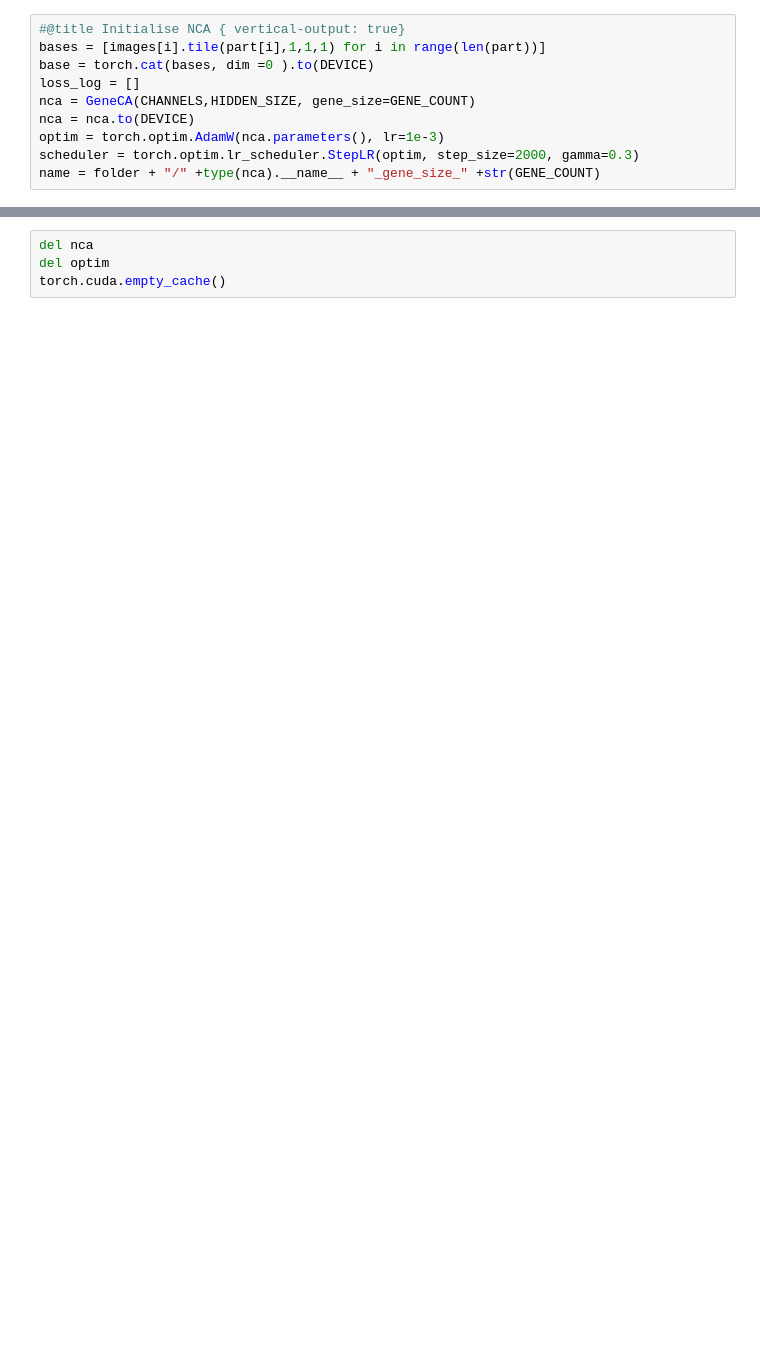
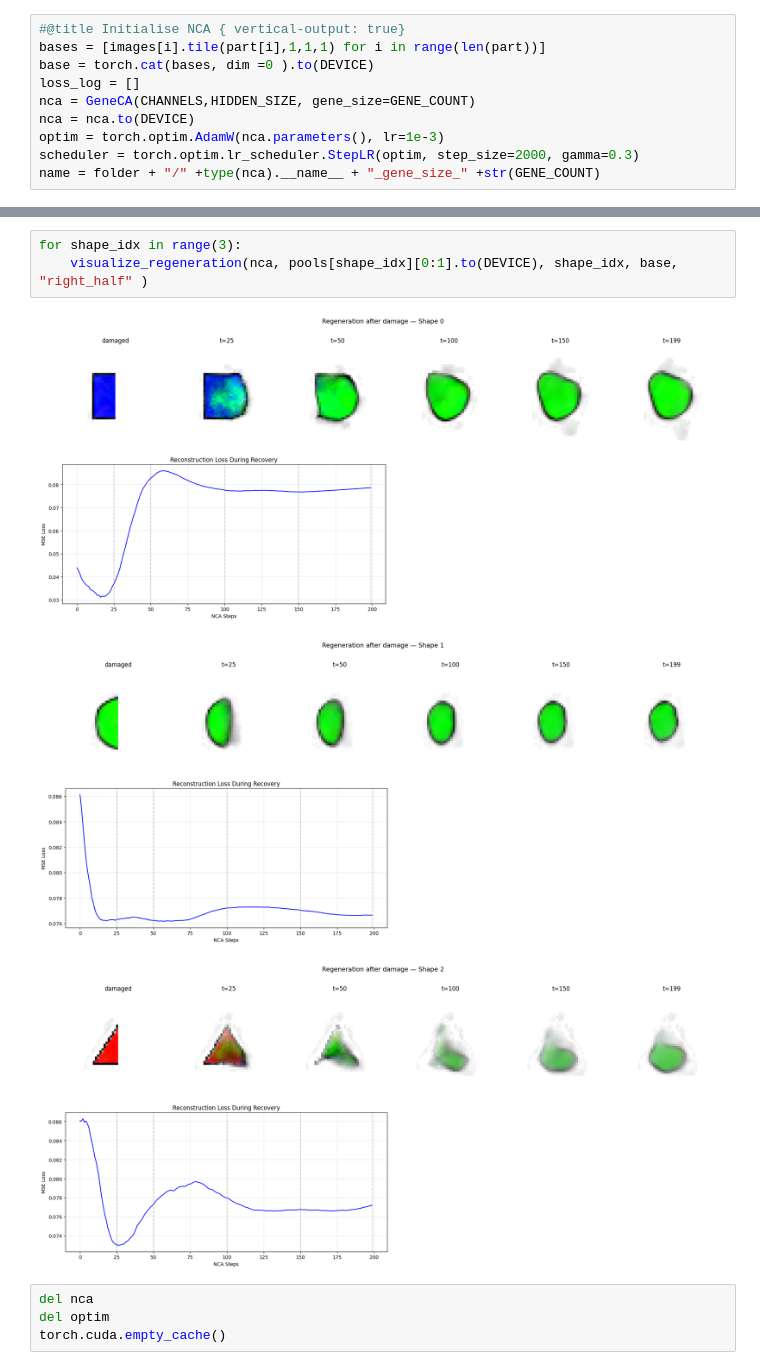
Before and after one commit to lshofsl/Advanced-topics-in-PoD-project-, a Jupyter notebook: EBM_NCA_baseline.ipynb, the cells around one changed output, grey strips where cells are left out. Drawn from its saved outputs; the diff is of its cells as text; blank space fills up the shorter version.

```diff
--- a/EBM_NCA_baseline.ipynb
+++ b/EBM_NCA_baseline.ipynb
@@ -176,3 +337,10 @@ for i in range(TRAINING_ITERS + 1):
+# %%
+for shape_idx in range(3):
+    visualize_regeneration(nca, pools[shape_idx][0:1].to(DEVICE), shape_idx, base, "right_half" )
+# %% [output]
+[figure, added]
+[figure, added]
+[figure, added]
 # %%
 del nca
 del optim
```
Also changed, not shown: parts of 10 cells of this notebook.
